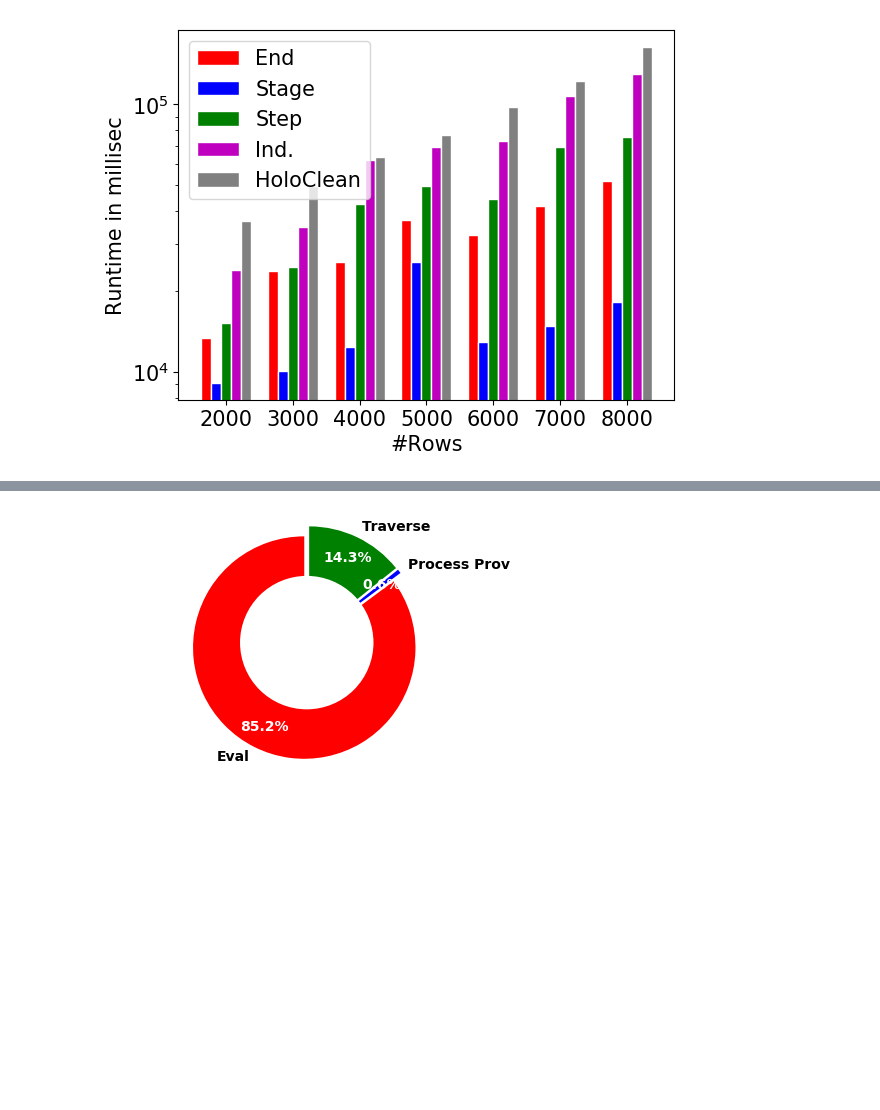
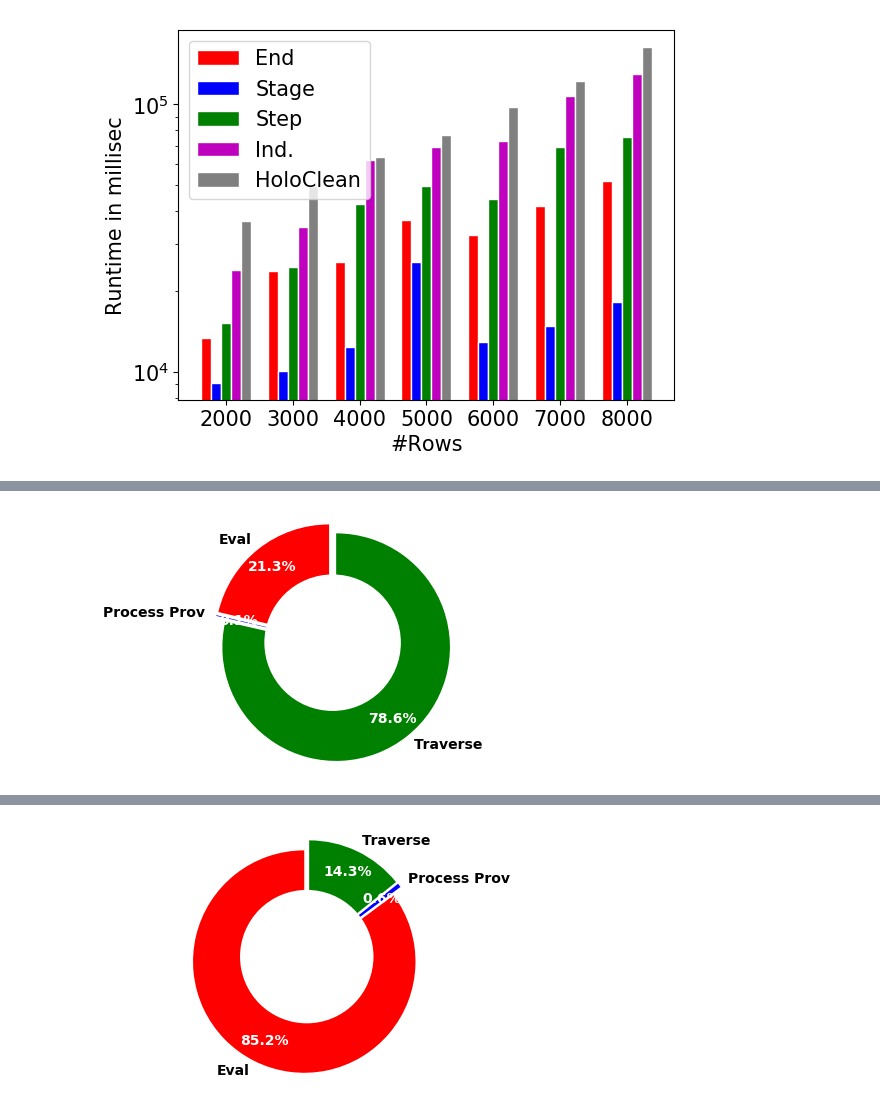
Before and after one commit to amirgilad/On-Multiple-Semantics-for-Declarative-Database-Repairs, a Jupyter notebook: Experiments/draw_graphs.ipynb, the cells around one changed output, grey strips where cells are left out. Cells and saved outputs as stored; diff of their text form; code cells hidden in the pictures; blank space fills up the shorter version.

```diff
--- a/Experiments/draw_graphs.ipynb
+++ b/Experiments/draw_graphs.ipynb
@@ -302,3 +307,7 @@ def draw_donut_runtime_breakdown_chart(filename):
+# %%
+draw_donut_runtime_breakdown_chart("C:\\Users\\user\\git\\causal-rules\\Experiments\\AFTER_FIX_runtime_breakdown_step_num_rules_programs.csv")
+# %% [output]
+[figure, added]
 # %%
 draw_donut_runtime_breakdown_chart("C:\\Users\\user\\git\\causal-rules\\Experiments\\runtime_breakdown_independent_programs_and_join.csv")
 # %% [output]
```
Also changed, not shown: parts of 4 cells of this notebook, 7 other files.
